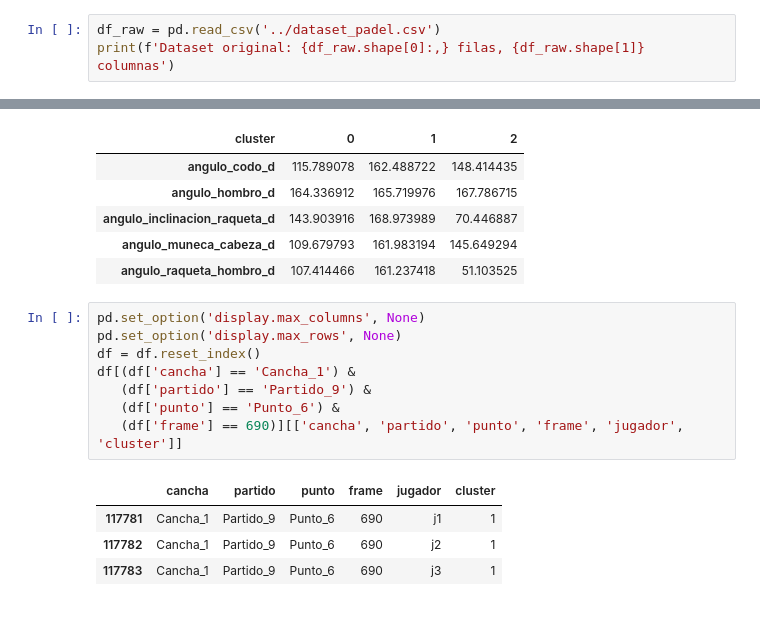
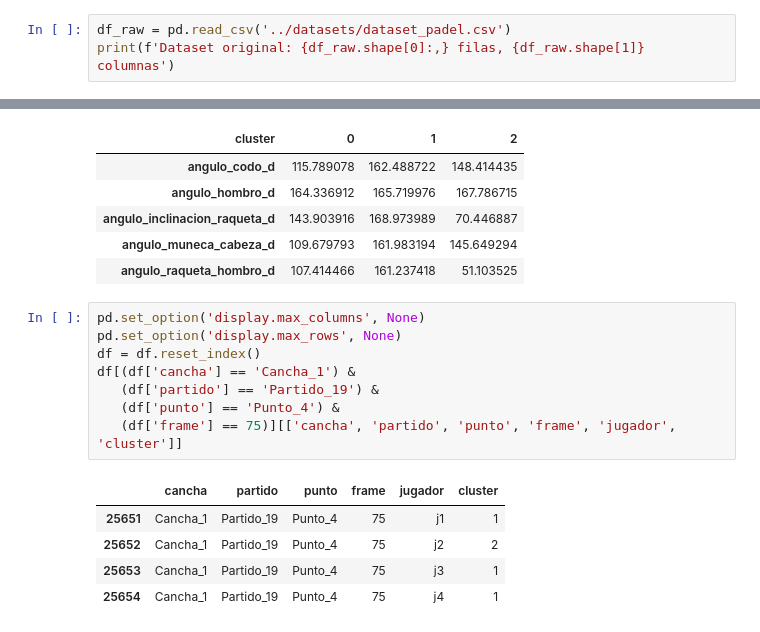
Before and after one commit to LaMajoP/PADEL-ANALITICS-2026-1, a Jupyter notebook: kmeans/kmean.ipynb, the cells around one changed output, grey strips where cells are left out. Drawn from its saved outputs; the diff is of its cells as text.

Commit message:
modelo kmeans terminado junto con dataset nuevo y documentacion del mismo

```diff
--- a/kmeans/kmean.ipynb
+++ b/kmeans/kmean.ipynb
@@ -1,6 +3,6 @@
 # %%
 import pandas as pd
 # %%
-df_raw = pd.read_csv('../dataset_padel.csv')
+df_raw = pd.read_csv('../datasets/dataset_padel.csv')
 print(f'Dataset original: {df_raw.shape[0]:,} filas, {df_raw.shape[1]} columnas')
 # %% [output]
@@ -172,13 +167,14 @@ df.groupby('cluster')[feature_cols].mean().T
 # %%
 pd.set_option('display.max_columns', None)
 pd.set_option('display.max_rows', None)
 df = df.reset_index()
 df[(df['cancha'] == 'Cancha_1') &
-   (df['partido'] == 'Partido_9') &
-   (df['punto'] == 'Punto_6') &
-   (df['frame'] == 690)][['cancha', 'partido', 'punto', 'frame', 'jugador', 'cluster']]
+   (df['partido'] == 'Partido_19') &
+   (df['punto'] == 'Punto_4') &
+   (df['frame'] == 75)][['cancha', 'partido', 'punto', 'frame', 'jugador', 'cluster']]
 # %% [output]
 |  | cancha | partido | punto | frame | jugador | cluster |
-| 117781 | Cancha_1 | Partido_9 | Punto_6 | 690 | j1 | 1 |
-| 117782 | Cancha_1 | Partido_9 | Punto_6 | 690 | j2 | 1 |
-| 117783 | Cancha_1 | Partido_9 | Punto_6 | 690 | j3 | 1 |
+| 25651 | Cancha_1 | Partido_19 | Punto_4 | 75 | j1 | 1 |
+| 25652 | Cancha_1 | Partido_19 | Punto_4 | 75 | j2 | 2 |
+| 25653 | Cancha_1 | Partido_19 | Punto_4 | 75 | j3 | 1 |
+| 25654 | Cancha_1 | Partido_19 | Punto_4 | 75 | j4 | 1 |
```
Also changed, not shown: parts of 9 cells of this notebook, 8 other files.
